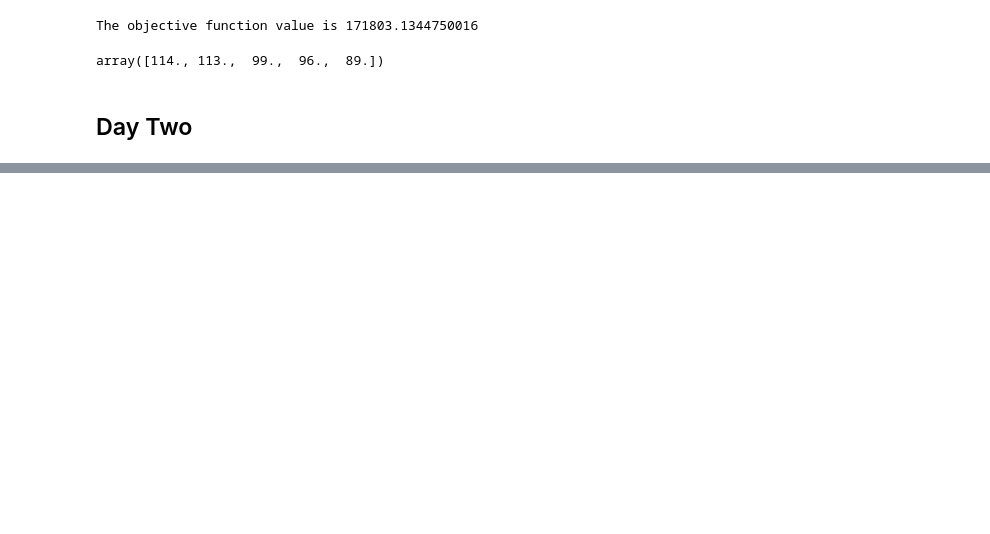
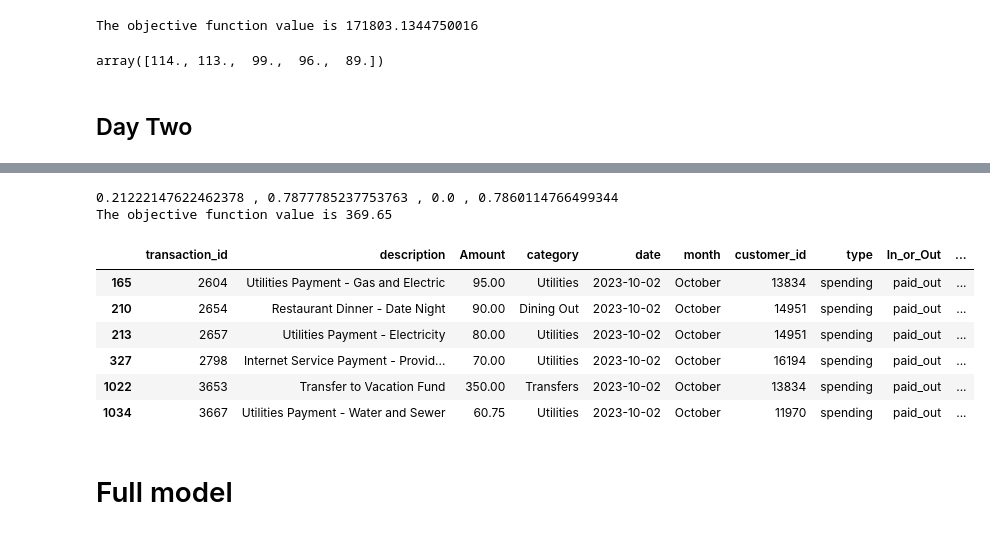
Before and after one commit to nicolastalia/mmcs_final, a Jupyter notebook: model.ipynb, the cells around one changed output, grey strips where cells are left out. Drawn from its saved outputs; the diff is of its cells as text; code cells hidden in the pictures; blank space fills up the shorter version.

Commit message:
Working model but it takes too long

```diff
--- a/model.ipynb
+++ b/model.ipynb
@@ -373,3 +329,7 @@ sum(prob2.getSolution(ext))
 array([114., 113.,  99.,  96.,  89.])
 # %% [markdown]
 ## Day Two
+# %%
+# Perfect info on day one
+dayone["is_scam"] = dayone["transaction_id"].isin(fraud["transaction_id"])
+dayone["is_scam"] = dayone["is_scam"].astype(int)
@@ -375,0 +449,16 @@ array([114., 113.,  99.,  96.,  89.])
+# %%
+thres = prob_p_1.getSolution(thres)
+transact_w = prob_p_1.getSolution(transact_w)
+cust_w = prob_p_1.getSolution(cust_w)
+amount_w = prob_p_1.getSolution(amount_w)
+print(transact_w, ",", cust_w, ",", amount_w, ",", thres)
+
+print(f'The objective function value is {prob_p_1.getObjVal()}')
+
+ext_df = pd.DataFrame(data = prob_p_1.getSolution(ext), index = Cases, columns = bank_names)
+shared_df = pd.DataFrame(data = prob_p_1.getSolution(shared), index = Cases, columns = bank_names)
+solo_df = pd.DataFrame(data = prob_p_1.getSolution(solo), index = Cases, columns = bank_names)
+z_df = pd.DataFrame(data = prob_p_1.getSolution(z), index = Cases, columns = ["investigated"])
+# %% [output]
+0.21222147622462378 , 0.7877785237753763 , 0.0 , 0.7860114766499344
+The objective function value is 369.65
@@ -375,0 +469,20 @@ array([114., 113.,  99.,  96.,  89.])
+# %%
+# Using probabilities for day 2:
+daytwo = cleaned[cleaned.date == "2023-10-02"]
+daytwo = daytwo.reset_index(drop = True)
+# %%
+def calc(row):
+    return int(row["transac_prob"] * transact_w + row["customer_prob"] * cust_w + row["Amount"] * amount_w >= thres)
+# %%
+daytwo["investigated"] = daytwo.apply(calc, axis = 1)
+daytwo[(daytwo["investigated"] == 1)]
+# %% [output]
+|  | transaction_id | description | Amount | category | date | month | customer_id | type | In_or_Out | ... |
+| 165 | 2604 | Utilities Payment - Gas and Electric | 95.00 | Utilities | 2023-10-02 | October | 13834 | spending | paid_out | ... |
+| 210 | 2654 | Restaurant Dinner - Date Night | 90.00 | Dining Out | 2023-10-02 | October | 14951 | spending | paid_out | ... |
+| 213 | 2657 | Utilities Payment - Electricity | 80.00 | Utilities | 2023-10-02 | October | 14951 | spending | paid_out | ... |
+| 327 | 2798 | Internet Service Payment - Provid... | 70.00 | Utilities | 2023-10-02 | October | 16194 | spending | paid_out | ... |
+| 1022 | 3653 | Transfer to Vacation Fund | 350.00 | Transfers | 2023-10-02 | October | 13834 | spending | paid_out | ... |
+| 1034 | 3667 | Utilities Payment - Water and Sewer | 60.75 | Utilities | 2023-10-02 | October | 11970 | spending | paid_out | ... |
+# %% [markdown]
+# Full model
```
Also changed, not shown: parts of 16 cells of this notebook.
